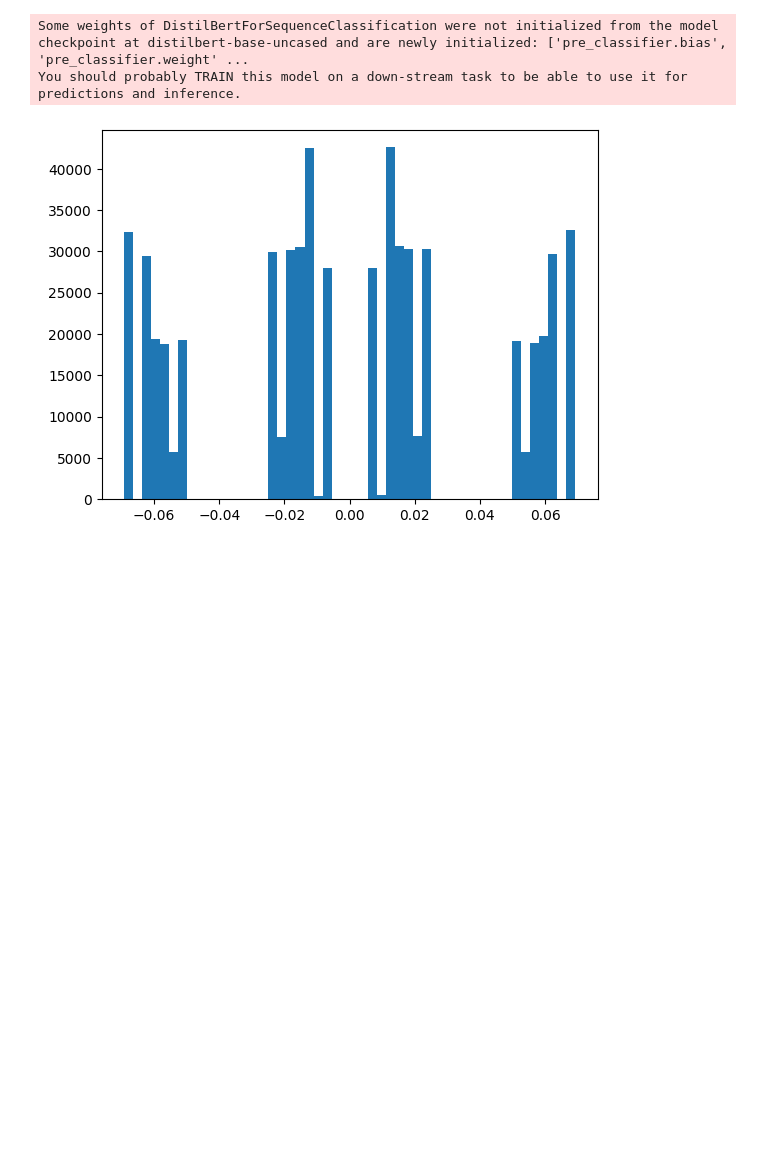
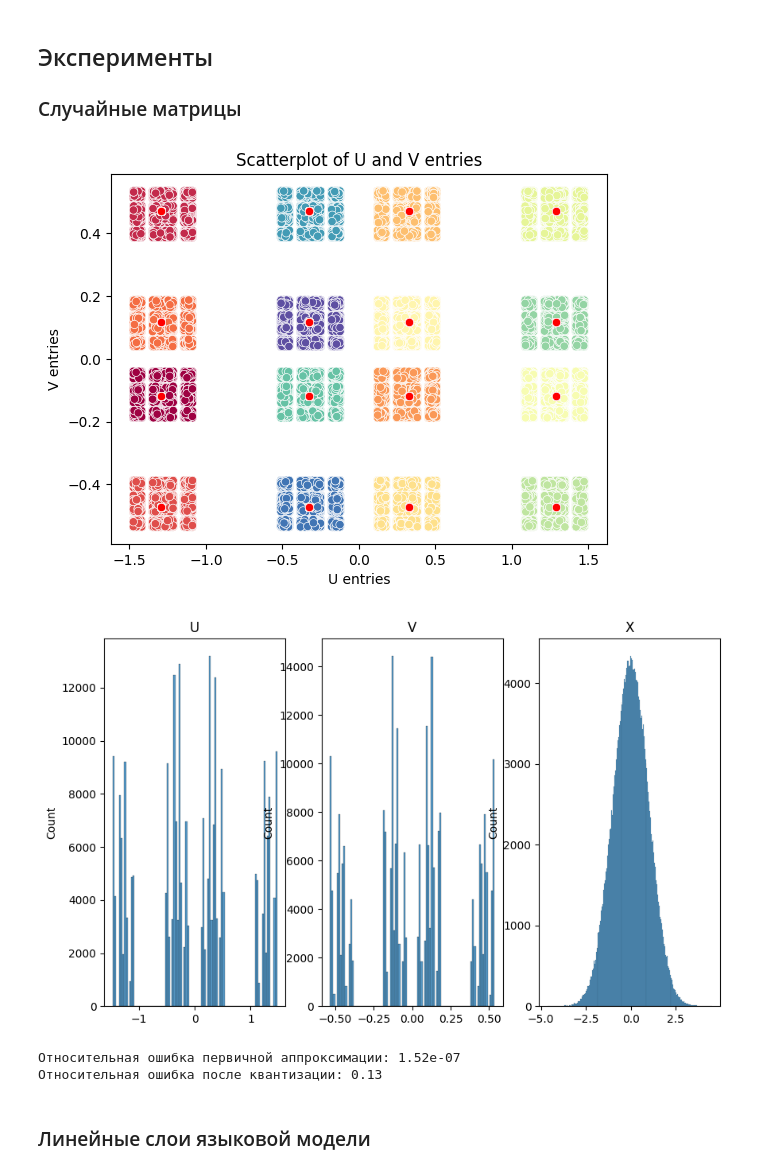
Before and after one commit to agladckov/kashin_quantization, a Jupyter notebook: Project.ipynb, the cells around one changed output. Cells and saved outputs as stored; diff of their text form; code cells hidden in the pictures; blank space fills up the shorter version.

```diff
--- a/Project.ipynb
+++ b/Project.ipynb
@@ -129,10 +140,29 @@ X = torch.tensor(model.distilbert.transformer.layer[1].ffn.lin1.weight)
-# %%
-model = AutoModelForSequenceClassification.from_pretrained("distilbert-base-uncased", num_labels=2).to(device)
-# %% [output]
-Some weights of DistilBertForSequenceClassification were not initialized from the model checkpoint at distilbert-base-uncased and are newly initialized: ['pre_classifier.bias', 'pre_classifier.weight' ...
-You should probably TRAIN this model on a down-stream task to be able to use it for predictions and inference.
-# %%
-plt.hist(V.flatten().cpu(), bins=50)
-plt.show()
-# %% [output]
-[figure, removed]
+# %% [markdown]
+## Эксперименты
+
+### Случайные матрицы
+# %%
+N1 = 500
+N2 = 500
+
+X = torch.randn(N1, N2).to(device)
+# %%
+quant = Quantizer()
+#X = torch.tensor(model.distilbert.transformer.layer[4].attention.v_lin.weight).detach().clone()
+U, Vh, V, Q1, Q2 = quant.decompose_matrix(X)
+u, v, lu, lv = quant.quantize_UV(U, V)
+# %%
+plot_UV(U, V, (u, v), (lu, lv))
+plot_hist(X, U, V)
+# %% [output]
+[figure, added]
+[figure, added]
+# %%
+er1, er2 = compute_errs(X, U, Vh, u.reshape_as(Vh), Q1 @ v.reshape_as(Vh) @ Q2.T)
+print(f'Относительная ошибка первичной аппроксимации: {er1:.2e}')
+print(f'Относительная ошибка после квантизации: {er2:.2f}')
+# %% [output]
+Относительная ошибка первичной аппроксимации: 1.52e-07
+Относительная ошибка после квантизации: 0.13
+# %% [markdown]
+### Линейные слои языковой модели
```
Also changed, not shown: parts of 36 cells of this notebook.
